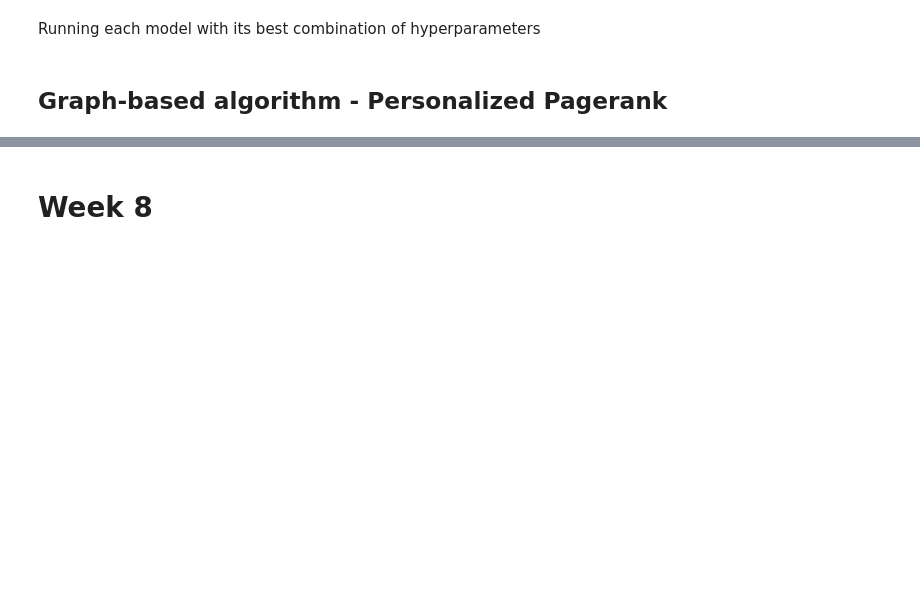
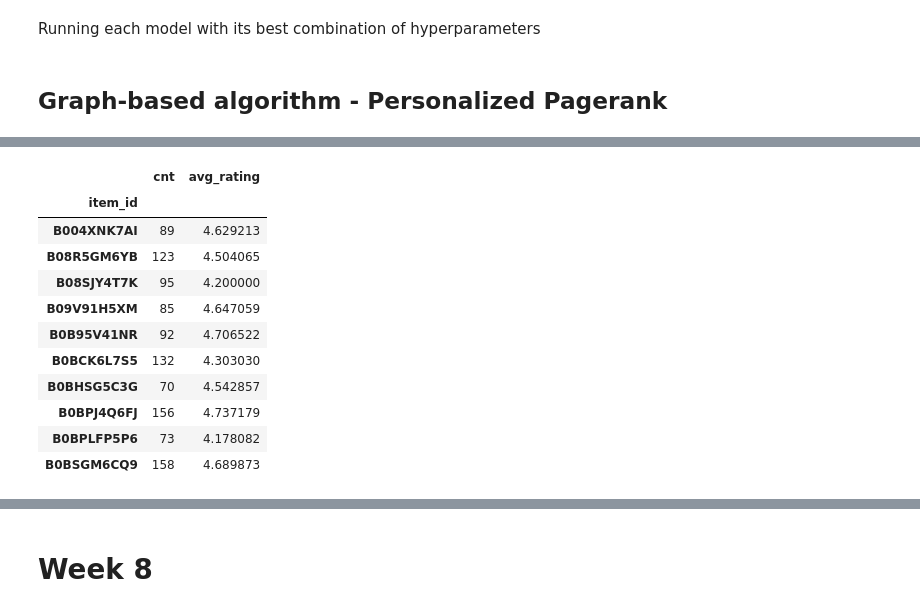
Before and after one commit to danielpenchev98/Web-Recommender-Systems-2025, a Jupyter notebook: project/project.ipynb, the cells around one changed output, grey strips where cells are left out. Drawn from its saved outputs; the diff is of its cells as text; code cells hidden in the pictures; blank space fills up the shorter version.

```diff
--- a/project/project.ipynb
+++ b/project/project.ipynb
@@ -662,13 +653,13 @@ results
 training_matrix = Dataset.load_from_df(df_train[['user_id', 'item_id','rating']], reader)
 train_df = convert_data(df_train)
 # %%
-damping_factor = 0.80
-K = 10
-train_data = training_matrix.build_full_trainset()
-unobserved_user_item_set = train_data.build_anti_testset()
+# damping_factor = 0.60
+# K = 10
+# train_data = training_matrix.build_full_trainset()
+# unobserved_user_item_set = train_data.build_anti_testset()
 
-graph = build_graph(parameter_dict_from_vector(np.ones(2)), train_df)
-recommender = RecommendationEngine(graph, damping_factor)
+# graph = build_graph(parameter_dict_from_vector(np.ones(2)), train_df)
+# recommender = RecommendationEngine(graph, damping_factor)
 
-graph_model_recommendations_per_user = {user: recommender.generate_recommendations(user)[:K] for user in df_train.user_id.unique().tolist()}
-personalized_pagerank_top_k_list = {user: list(zip(recommendations, [0]*len(recommendations))) for user, recommendations in graph_model_recommendations_per_user.items()}
+# graph_model_recommendations_per_user = {user: recommender.generate_recommendations(user)[:K] for user in df_train.user_id.unique().tolist()}
+# personalized_pagerank_top_k_list = {user: list(zip(recommendations, [0]*len(recommendations))) for user, recommendations in graph_model_recommendations_per_user.items()}
@@ -678,0 +698,16 @@ top_k_list
+# %%
+item_list = [item for item, score in personalized_pagerank_top_k_list['AGVT5E2C6WNOCFYSLOCPAPBJOIKQ']]
+df_train[df_train.item_id.isin(item_list)].groupby(by='item_id').agg(cnt=('timestamp',"size"), avg_rating=('rating','mean'))
+# %% [output]
+|  | cnt | avg_rating |
+| item_id |  |  |
+| B004XNK7AI | 89 | 4.629213 |
+| B08R5GM6YB | 123 | 4.504065 |
+| B08SJY4T7K | 95 | 4.200000 |
+| B09V91H5XM | 85 | 4.647059 |
+| B0B95V41NR | 92 | 4.706522 |
+| B0BCK6L7S5 | 132 | 4.303030 |
+| B0BHSG5C3G | 70 | 4.542857 |
+| B0BPJ4Q6FJ | 156 | 4.737179 |
+| B0BPLFP5P6 | 73 | 4.178082 |
+| B0BSGM6CQ9 | 158 | 4.689873 |
```
Also changed, not shown: parts of 55 cells of this notebook, 4 other files.
